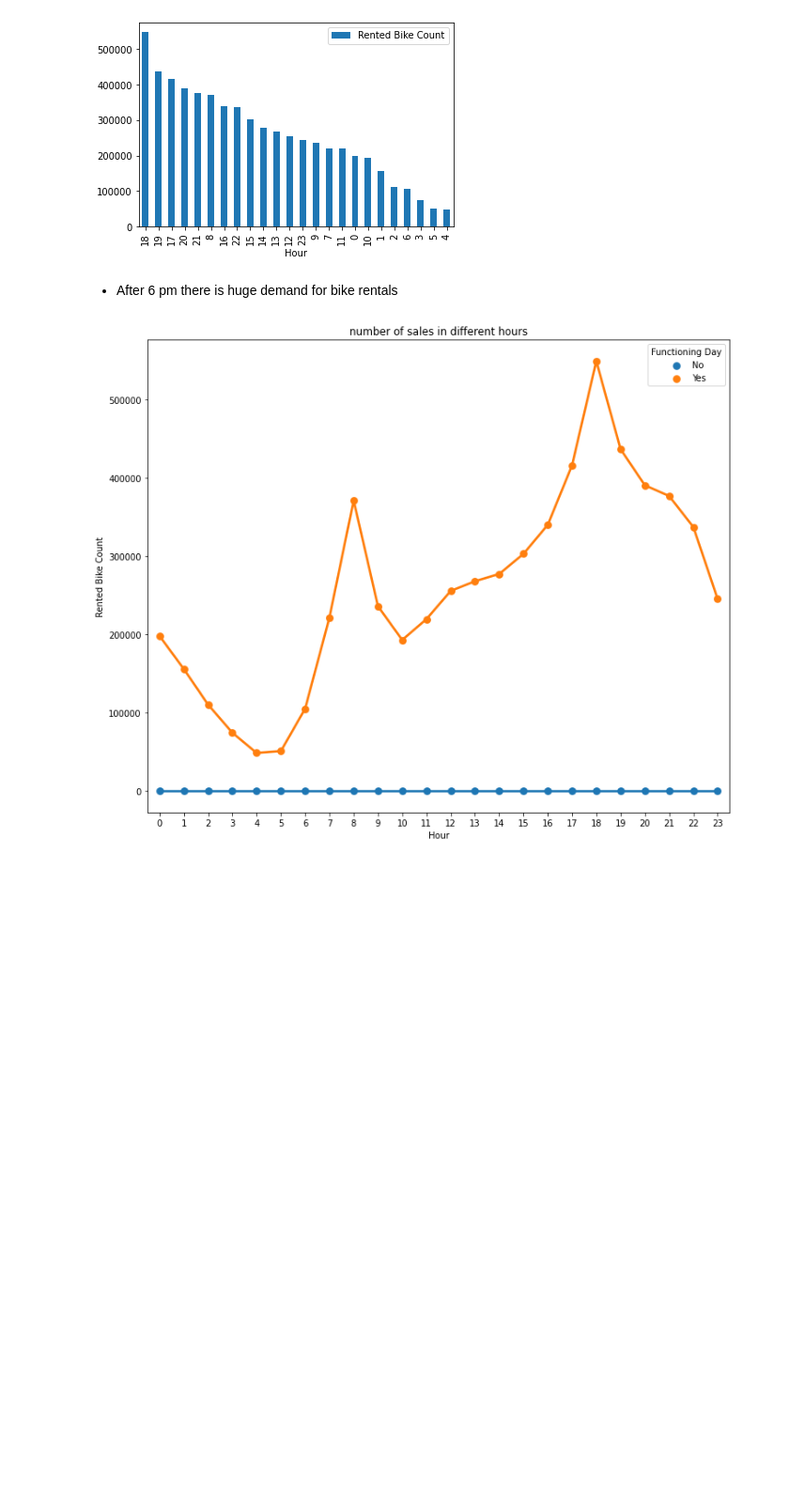
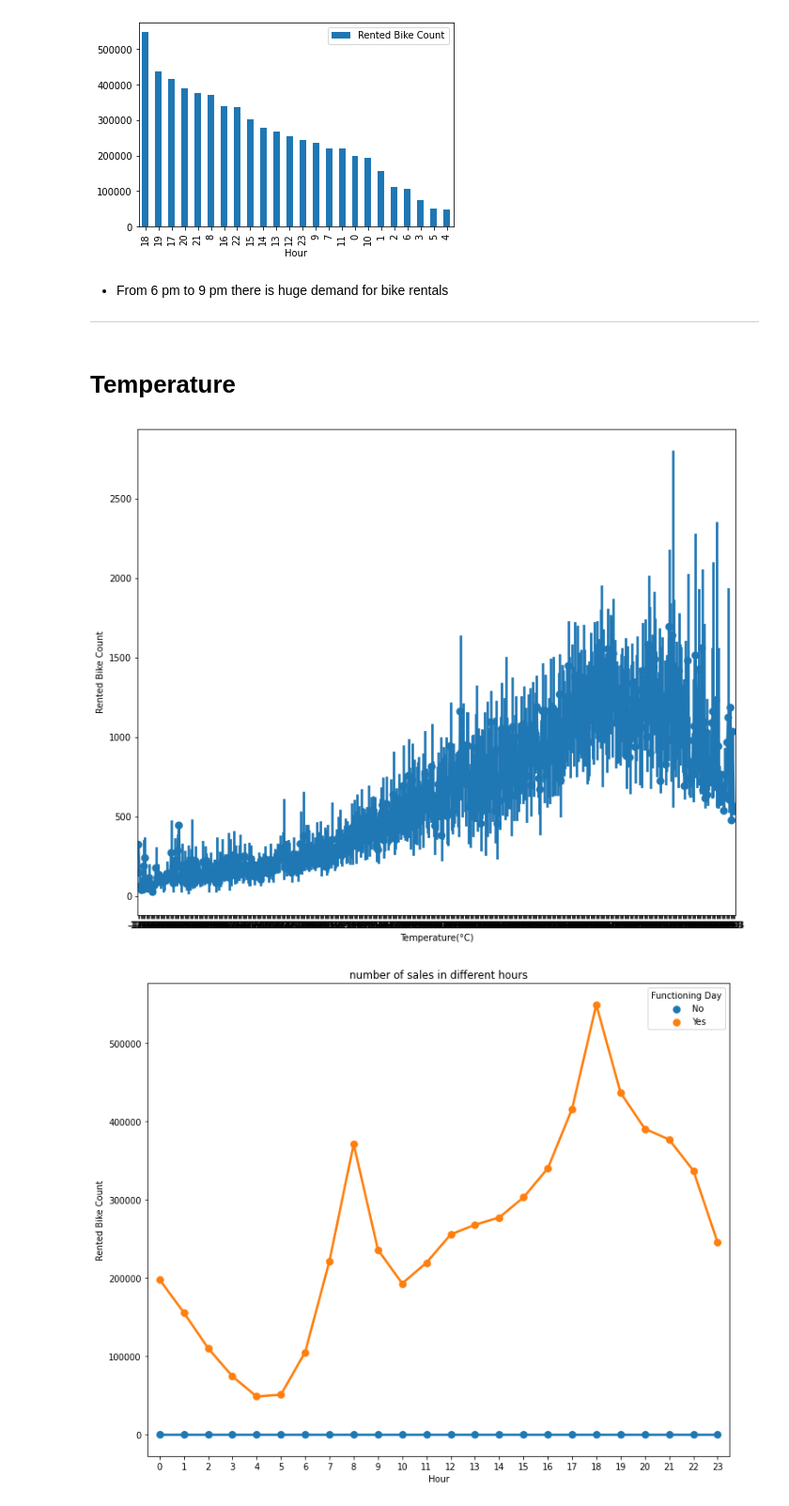
Before and after one commit to charann90/Bike-Sharing-Demand-Prediction, a Jupyter notebook: Bike_Sharing_Demand_prediction.ipynb, the cells around one changed output. Shown at 94% size. Drawn from its saved outputs; the diff is of its cells as text; code cells hidden in the pictures; blank space fills up the shorter version.

```diff
--- a/Bike_Sharing_Demand_prediction.ipynb
+++ b/Bike_Sharing_Demand_prediction.ipynb
@@ -344,7 +353,17 @@ hour_sales.plot(kind='bar')
 # %% [markdown]
 
 
-*   After 6 pm there is huge demand for bike rentals
+*   From 6 pm to 9 pm there is huge demand for bike rentals
+
+---
+# %% [markdown]
+# Temperature
+# %%
+fig= plt.figure(figsize=(12,10))
+sns.pointplot(data=df,x='Temperature(°C)',y='Rented Bike Count')
+plt.show()
+# %% [output]
+[figure, added]
 # %%
 #plotting sales in diffrent hours for functioning day
 fig= plt.figure(figsize=(12,10))
```
Also changed, not shown: parts of 30 cells of this notebook.
